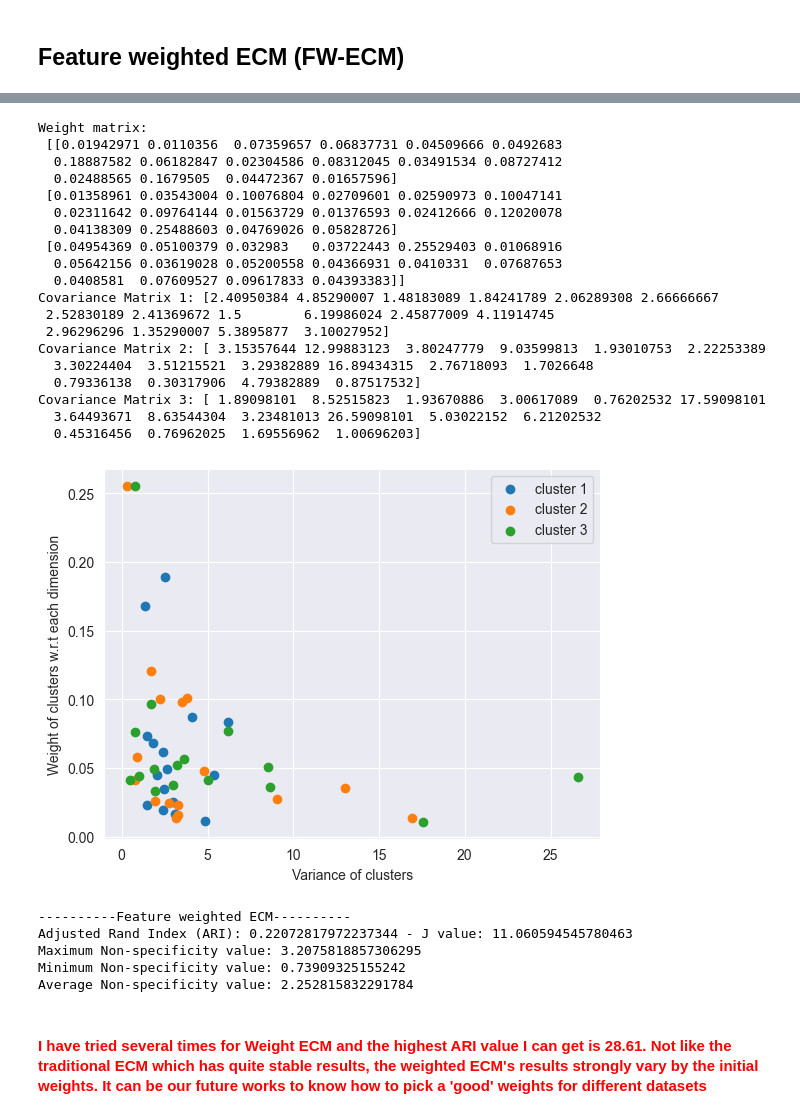
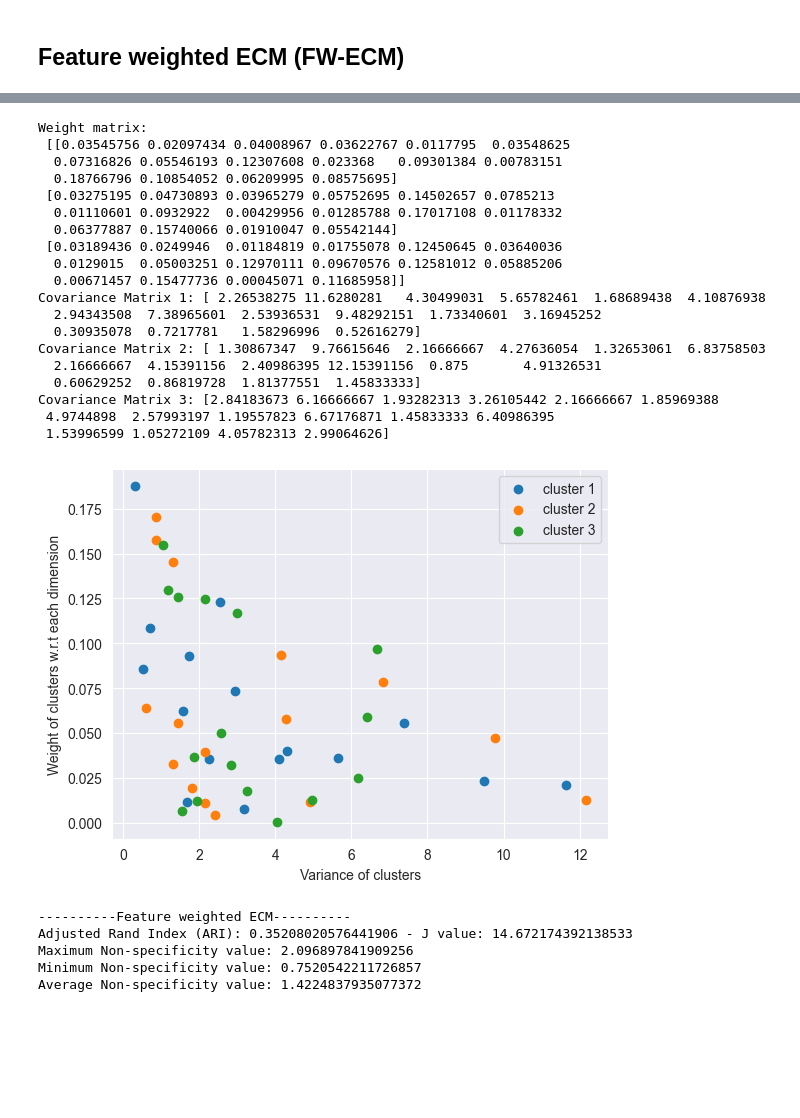
Before and after one commit to tridogithub/evclust, a Jupyter notebook: docs/fwecm_letters.ipynb, the cells around one changed output, grey strips where cells are left out. Saved outputs shown, nothing was run; the diff lists cells and outputs as text; code cells hidden in the pictures; blank space fills up the shorter version.

Commit message:
Change hyper parameter beta-2, alpha-1, delta-100

```diff
--- a/docs/fwecm_letters.ipynb
+++ b/docs/fwecm_letters.ipynb
@@ -137,7 +131,7 @@ Average Non-specificity value: 2.2073908764869086
 # Feature weighted ECM clustering
 c = 3
 # W = np.random.dirichlet(np.ones(X.shape[1]), c)
-model = fwecm(x=X, c=c, beta=2, alpha=0.1, delta=29, ntrials=10, epsi=1e-5)
+model = fwecm(x=X, c=c, beta=2, alpha=1, delta=100, ntrials=5, epsi=1e-3)
 
 ev_plot(model, X=X)
 ev_pcaplot(data=X, x=model, normalize=False)
@@ -201,30 +195,28 @@ calculate_non_specificity(model)
 Weight matrix:
- [[0.01942971 0.0110356  0.07359657 0.06837731 0.04509666 0.0492683
-  0.18887582 0.06182847 0.02304586 0.08312045 0.03491534 0.08727412
-  0.02488565 0.1679505  0.04472367 0.01657596]
- [0.01358961 0.03543004 0.10076804 0.02709601 0.02590973 0.10047141
-  0.02311642 0.09764144 0.01563729 0.01376593 0.02412666 0.12020078
-  0.04138309 0.25488603 0.04769026 0.05828726]
- [0.04954369 0.05100379 0.032983   0.03722443 0.25529403 0.01068916
-  0.05642156 0.03619028 0.05200558 0.04366931 0.0410331  0.07687653
-  0.0408581  0.07609527 0.09617833 0.04393383]]
-Covariance Matrix 1: [2.40950384 4.85290007 1.48183089 1.84241789 2.06289308 2.66666667
- 2.52830189 2.41369672 1.5        6.19986024 2.45877009 4.11914745
- 2.96296296 1.35290007 5.3895877  3.10027952]
-Covariance Matrix 2: [ 3.15357644 12.99883123  3.80247779  9.03599813  1.93010753  2.22253389
-  3.30224404  3.51215521  3.29382889 16.89434315  2.76718093  1.7026648
-  0.79336138  0.30317906  4.79382889  0.87517532]
-Covariance Matrix 3: [ 1.89098101  8.52515823  1.93670886  3.00617089  0.76202532 17.59098101
-  3.64493671  8.63544304  3.23481013 26.59098101  5.03022152  6.21202532
-  0.45316456  0.76962025  1.69556962  1.00696203]
+ [[0.03545756 0.02097434 0.04008967 0.03622767 0.0117795  0.03548625
+  0.07316826 0.05546193 0.12307608 0.023368   0.09301384 0.00783151
+  0.18766796 0.10854052 0.06209995 0.08575695]
+ [0.03275195 0.04730893 0.03965279 0.05752695 0.14502657 0.0785213
+  0.01110601 0.0932922  0.00429956 0.01285788 0.17017108 0.01178332
+  0.06377887 0.15740066 0.01910047 0.05542144]
+ [0.03189436 0.0249946  0.01184819 0.01755078 0.12450645 0.03640036
+  0.0129015  0.05003251 0.12970111 0.09670576 0.12581012 0.05885206
+  0.00671457 0.15477736 0.00045071 0.11685958]]
+Covariance Matrix 1: [ 2.26538275 11.6280281   4.30499031  5.65782461  1.68689438  4.10876938
+  2.94343508  7.38965601  2.53936531  9.48292151  1.73340601  3.16945252
+  0.30935078  0.7217781   1.58296996  0.52616279]
+Covariance Matrix 2: [ 1.30867347  9.76615646  2.16666667  4.27636054  1.32653061  6.83758503
+  2.16666667  4.15391156  2.40986395 12.15391156  0.875       4.91326531
+  0.60629252  0.86819728  1.81377551  1.45833333]
+Covariance Matrix 3: [2.84183673 6.16666667 1.93282313 3.26105442 2.16666667 1.85969388
+ 4.9744898  2.57993197 1.19557823 6.67176871 1.45833333 6.40986395
+ 1.53996599 1.05272109 4.05782313 2.99064626]
-[figure, old version]
+[figure, new version]
 ----------Feature weighted ECM----------
-Adjusted Rand Index (ARI): 0.22072817972237344 - J value: 11.060594545780463
-Maximum Non-specificity value: 3.2075818857306295
-Minimum Non-specificity value: 0.73909325155242
-Average Non-specificity value: 2.252815832291784
+Adjusted Rand Index (ARI): 0.35208020576441906 - J value: 14.672174392138533
+Maximum Non-specificity value: 2.096897841909256
+Minimum Non-specificity value: 0.7520542211726857
+Average Non-specificity value: 1.4224837935077372
-# %% [markdown]
-#### <span style="color:red"> I have tried several times for Weight ECM and the highest ARI value I can get is 28.61. Not like the traditional ECM which has quite stable results, the weighted ECM's results strongly vary by the initial weights. It can be our future works to know how to pick a 'good' weights for different datasets  </span>
 # %% [markdown]
 ## Non-specificity equation
 ![test.png](assets/Non-specificity.png)
```
Also changed, not shown: parts of 3 cells of this notebook.
